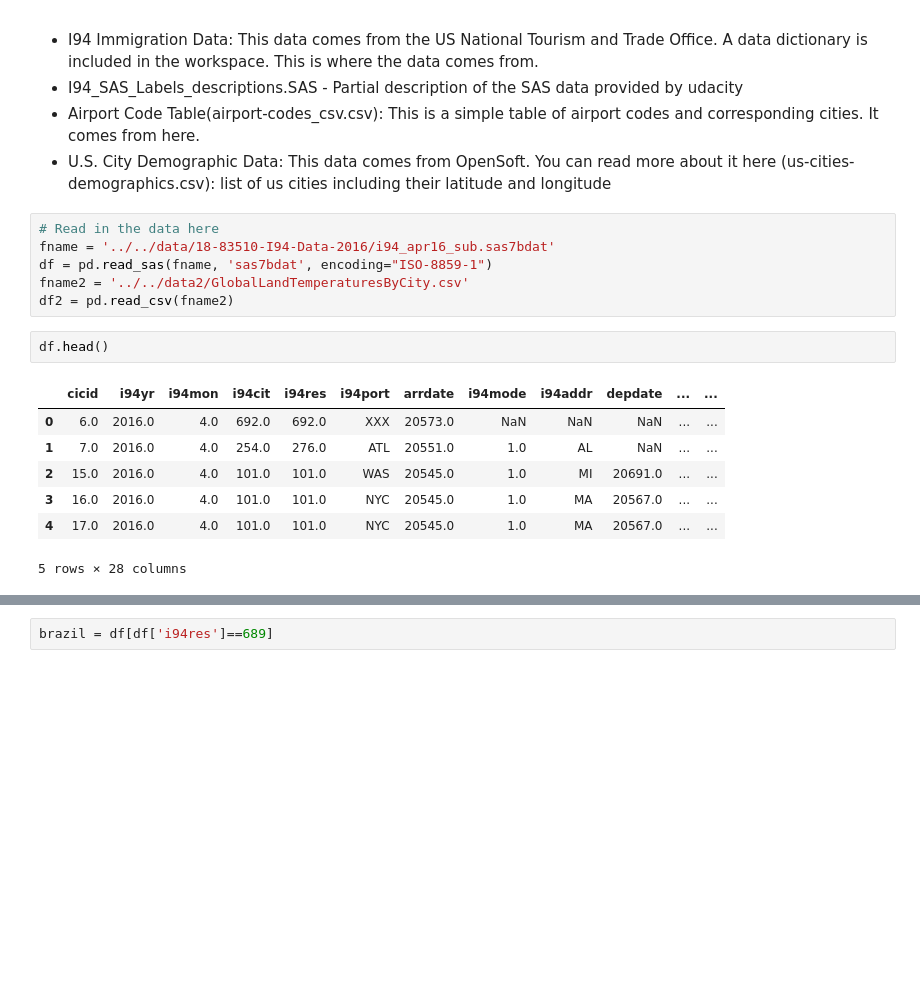
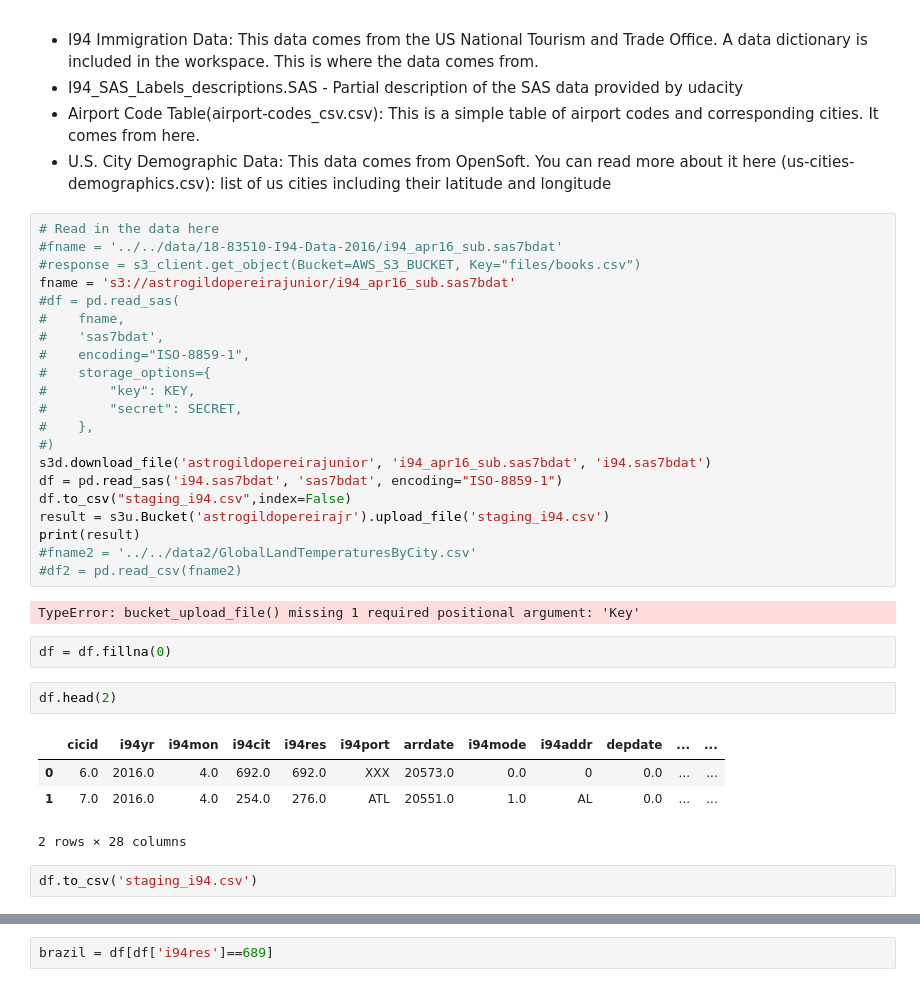
Before and after one commit to dezugin/comeToBraziw_udacityCapstoneProject, a Jupyter notebook: Capstone Project.ipynb, the cells around one changed output, grey strips where cells are left out. Saved outputs shown, nothing was run; the diff lists cells and outputs as text; blank space fills up the shorter version.

```diff
--- a/Capstone Project.ipynb
+++ b/Capstone Project.ipynb
@@ -29,17 +94,35 @@ The scope of the project is the data presented by Udacity, presented in graphica
 - U.S. City Demographic Data: This data comes from OpenSoft. You can read more about it here (us-cities-demographics.csv): list of us cities including their latitude and longitude
 # %%
 # Read in the data here
-fname = '../../data/18-83510-I94-Data-2016/i94_apr16_sub.sas7bdat'
-df = pd.read_sas(fname, 'sas7bdat', encoding="ISO-8859-1")
-fname2 = '../../data2/GlobalLandTemperaturesByCity.csv'
-df2 = pd.read_csv(fname2)
+#fname = '../../data/18-83510-I94-Data-2016/i94_apr16_sub.sas7bdat'
+#response = s3_client.get_object(Bucket=AWS_S3_BUCKET, Key="files/books.csv")
+fname = 's3://astrogildopereirajunior/i94_apr16_sub.sas7bdat'
+#df = pd.read_sas(
+#    fname,
+#    'sas7bdat',
+#    encoding="ISO-8859-1",
+#    storage_options={
+#        "key": KEY,
+#        "secret": SECRET,
+#    },
+#)
+s3d.download_file('astrogildopereirajunior', 'i94_apr16_sub.sas7bdat', 'i94.sas7bdat')
+df = pd.read_sas('i94.sas7bdat', 'sas7bdat', encoding="ISO-8859-1")
+df.to_csv("staging_i94.csv",index=False)
+result = s3u.Bucket('astrogildopereirajr').upload_file('staging_i94.csv')
+print(result)
+#fname2 = '../../data2/GlobalLandTemperaturesByCity.csv'
+#df2 = pd.read_csv(fname2)
+# %% [output]
+TypeError: bucket_upload_file() missing 1 required positional argument: 'Key'
+# %%
+df = df.fillna(0)
 # %%
-df.head()
+df.head(2)
 # %% [output]
 |  | cicid | i94yr | i94mon | i94cit | i94res | i94port | arrdate | i94mode | i94addr | depdate | ... | ... |
-| 0 | 6.0 | 2016.0 | 4.0 | 692.0 | 692.0 | XXX | 20573.0 | NaN | NaN | NaN | ... | ... |
-| 1 | 7.0 | 2016.0 | 4.0 | 254.0 | 276.0 | ATL | 20551.0 | 1.0 | AL | NaN | ... | ... |
-| 2 | 15.0 | 2016.0 | 4.0 | 101.0 | 101.0 | WAS | 20545.0 | 1.0 | MI | 20691.0 | ... | ... |
-| 3 | 16.0 | 2016.0 | 4.0 | 101.0 | 101.0 | NYC | 20545.0 | 1.0 | MA | 20567.0 | ... | ... |
-| 4 | 17.0 | 2016.0 | 4.0 | 101.0 | 101.0 | NYC | 20545.0 | 1.0 | MA | 20567.0 | ... | ... |
+| 0 | 6.0 | 2016.0 | 4.0 | 692.0 | 692.0 | XXX | 20573.0 | 0.0 | 0 | 0.0 | ... | ... |
+| 1 | 7.0 | 2016.0 | 4.0 | 254.0 | 276.0 | ATL | 20551.0 | 1.0 | AL | 0.0 | ... | ... |
-5 rows × 28 columns
+2 rows × 28 columns
+# %%
+df.to_csv('staging_i94.csv')
```
Also changed, not shown: parts of 36 cells of this notebook, 35 other files.
